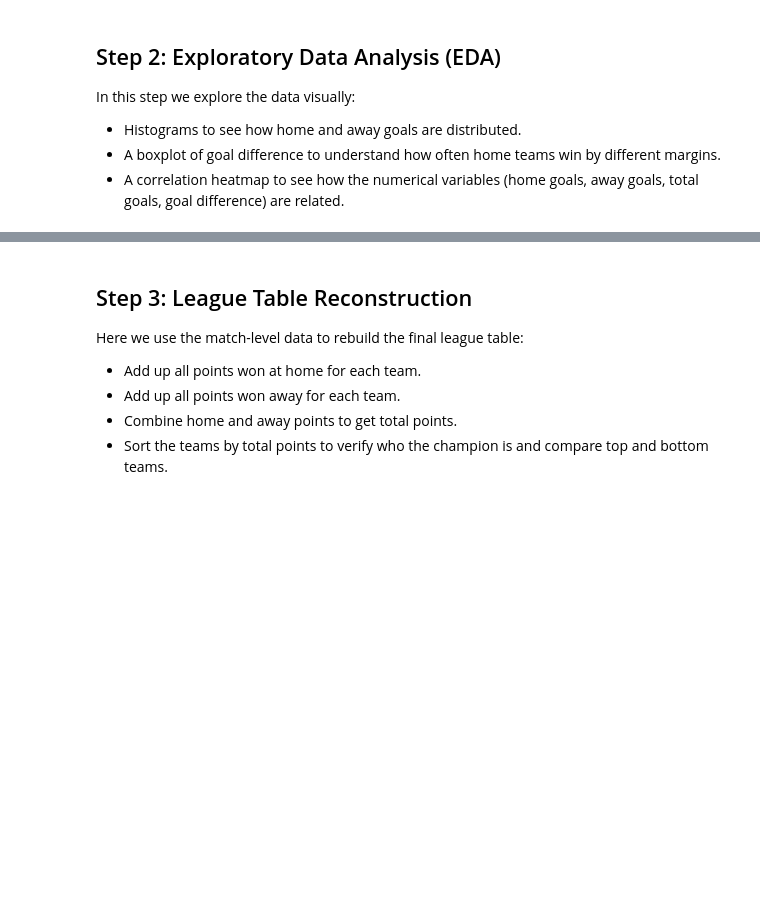
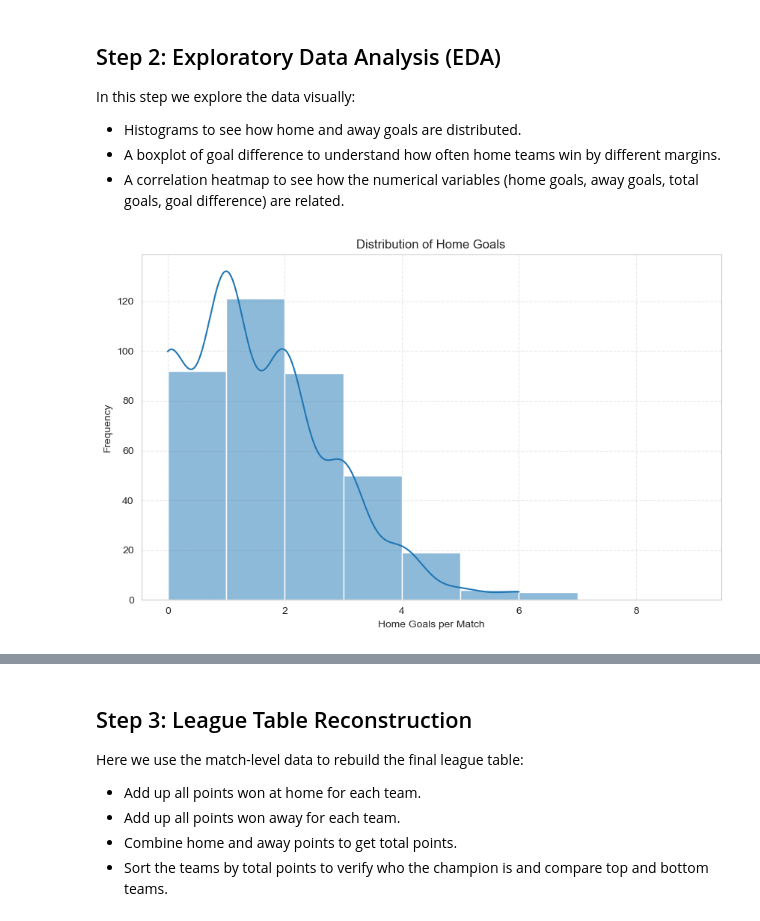
Before and after one commit to jitendraSuwalka/SDPA-Flower-Shop-Premier-League-Analysis, a Jupyter notebook: SDPA_part2_premier_league_analysis.ipynb, the cells around one changed output, grey strips where cells are left out. Cells and saved outputs as stored; diff of their text form; code cells hidden in the pictures; blank space fills up the shorter version.

```diff
--- a/SDPA_part2_premier_league_analysis.ipynb
+++ b/SDPA_part2_premier_league_analysis.ipynb
@@ -140,41 +154,13 @@ In this step we explore the data visually:
 - A boxplot of goal difference to understand how often home teams win by different margins.
 - A correlation heatmap to see how the numerical variables (home goals, away goals, total goals, goal difference) are related.
 # %%
-# --- 1. GOAL DISTRIBUTIONS ---
-fig, axes = plt.subplots(1, 3, figsize=(18, 5))
-
-# Home Goals Histogram
-sns.histplot(df["home_goals"], bins=range(0, 10), kde=True, color='skyblue', ax=axes[0])
-axes[0].set_title("Distribution of Home Goals")
-
-# Away Goals Histogram
-sns.histplot(df["away_goals"], bins=range(0, 10), kde=True, color='salmon', ax=axes[1])
-axes[1].set_title("Distribution of Away Goals")
-
-# Goal Difference Boxplot
-sns.boxplot(x=df["goal_diff"], ax=axes[2], color='lightgreen')
-axes[2].set_title("Goal Difference (Home - Away)")
-axes[2].set_xlabel("Positive = Home Win | Negative = Away Win")
-
-plt.tight_layout()
+# --- 1. DISTRIBUTION OF HOME GOALS ---
+plt.figure(figsize=(10, 6))
+sns.histplot(df["home_goals"], bins=range(0, 10), kde=True)
+plt.xlabel("Home Goals per Match")
+plt.ylabel("Frequency")
+plt.title("Distribution of Home Goals")
+plt.grid(True, linestyle="--", alpha=0.4)
 plt.show()
-
-# --- 2. CORRELATION HEATMAP (NEW) ---
-# Check correlations between numerical variables
-plt.figure(figsize=(8, 6))
-corr_matrix = df[["home_goals", "away_goals", "total_goals", "goal_diff"]].corr()
-sns.heatmap(corr_matrix, annot=True, cmap='coolwarm', vmin=-1, vmax=1)
-plt.title("Correlation Matrix of Match Stats")
-plt.show()
-
-# Extra numeric EDA: Average goal difference by home team (Top 5)
-
-avg_goal_diff_home = (
-    df.groupby("home_team")["goal_diff"]
-    .mean()
-    .sort_values(ascending=False)
-    .head(5)
-)
-
-print("Top 5 teams by average home goal difference:")
-display(avg_goal_diff_home)
+# %% [output]
+[figure, added]
```
Also changed, not shown: parts of 30 cells of this notebook.
